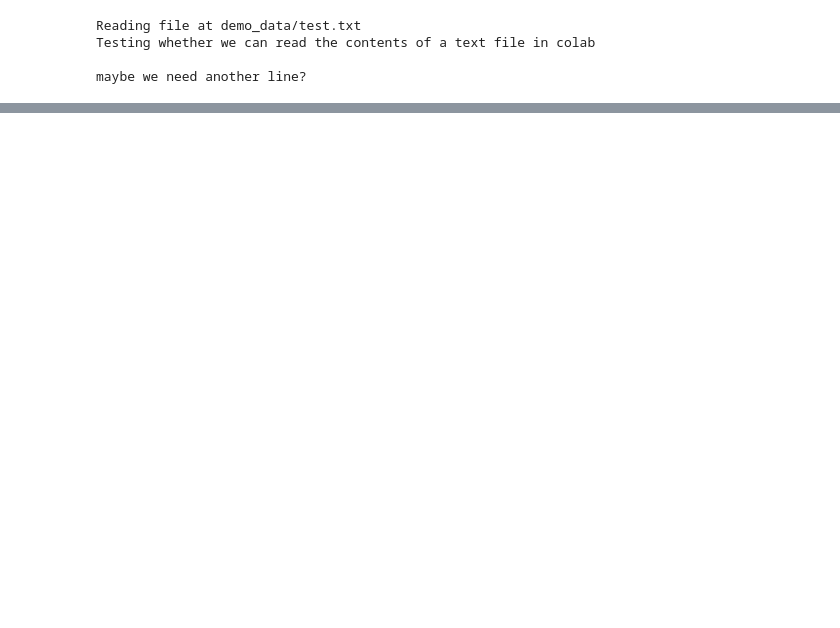
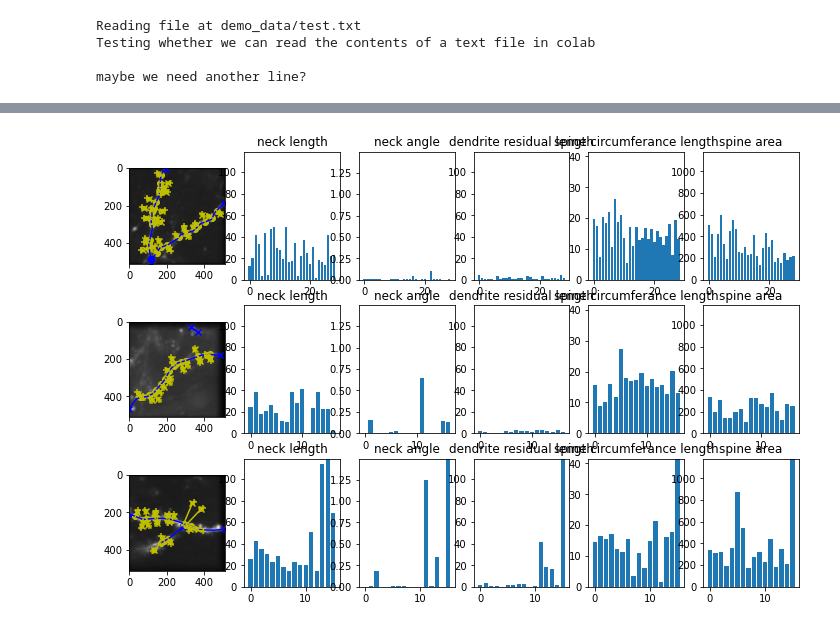
Before and after one commit to surlab/dendritic-distance, a Jupyter notebook: scripts/notebook.ipynb, the cells around one changed output, grey strips where cells are left out. Cells and saved outputs as stored; diff of their text form; code cells hidden in the pictures; blank space fills up the shorter version.

```diff
--- a/scripts/notebook.ipynb
+++ b/scripts/notebook.ipynb
@@ -71,0 +155,32 @@ maybe we need another line?
+# %%
+#Last lets look at the spine stats and how they can be used for QC
+# label each of them with a number, and then use the number to plot the value as a bar
+# neck angle, neck length, area, circumference and dend residual
+
+fig, axs = plt.subplots(len(dir_list), len(sanity_checks.keys())+1, figsize=(len(dir_list)*4, 4*2))
+
+for i, current_data_dir in enumerate(dir_list):
+    kyle_rois, projection_tif, shaft_roi = io.load_all(current_data_dir)
+    spines, all_segments, spine_dmats, sanity_checks = main(
+                                                            kyle_rois,
+                                                            projection_tif,
+                                                            shaft_roi)
+    #plot the cleaner overlay image
+    ax = axs[i,0]
+    io.projection_tif(projection_tif, ax)
+    io.plot_dendrite(all_segments, ax)
+    io.plot_spines(spines, ax)
+
+    #plot each of the sanity checks
+    maxes = [0]*len(sanity_checks)
+    for j, (key, values) in enumerate(sanity_checks.items()):
+        ax = axs[i,j+1]
+        ax.bar(list(range(len(values))), values)
+        ax.set_title(key)
+        maxes[j] = max((maxes[j], max(values)))
+
+for i, current_data_dir in enumerate(dir_list):
+    for j, check_max in enumerate(maxes):
+        axs[i,j+1].set_ylim([0,check_max])
+# %% [output]
+[figure, added]
```
Also changed, not shown: parts of 14 cells of this notebook, 17 other files.
